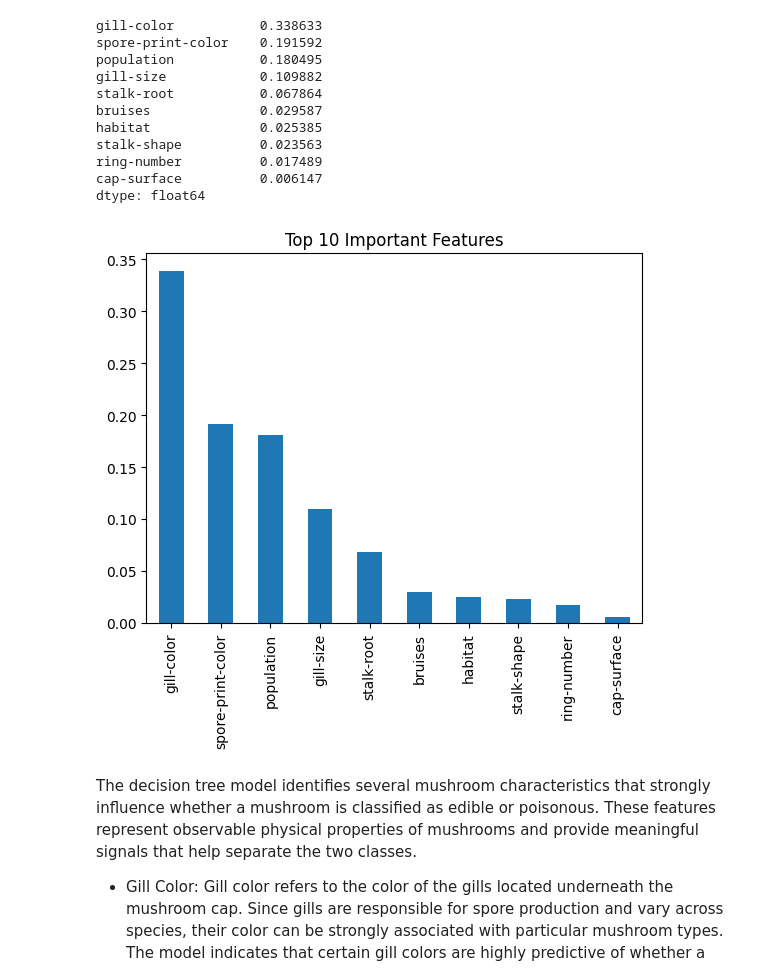
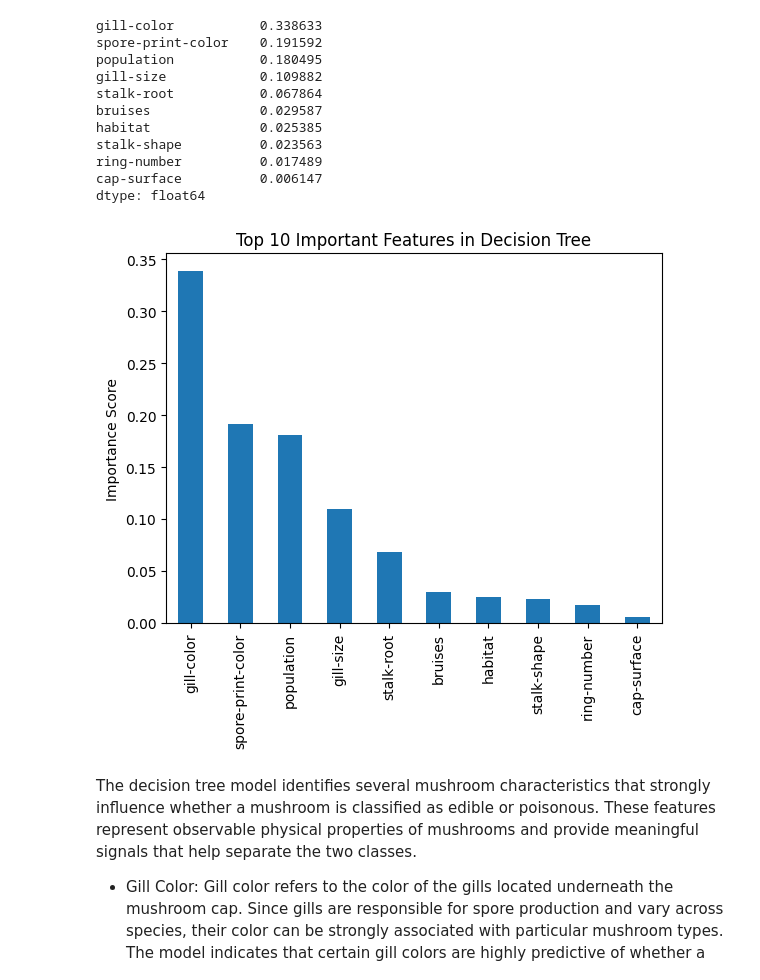
Before and after one commit to khushinanda29/mushroom-classification, a Jupyter notebook: notebooks/decision_tree.ipynb, the cells around one changed output. Cells and saved outputs as stored; diff of their text form; code cells hidden in the pictures.

Commit message:
Fixed Decision Tree F eatures visual and made small tweaks

```diff
--- a/notebooks/decision_tree.ipynb
+++ b/notebooks/decision_tree.ipynb
@@ -188,10 +190,11 @@ cap-surface          0.006147
 dtype: float64
 # %%
 feature_importance.head(10).plot(kind="bar")
-plt.title("Top 10 Important Features")
+plt.title("Top 10 Important Features in Decision Tree")
+plt.ylabel("Importance Score")
 plt.show()
 # %% [output]
-[figure, old version]
+[figure, new version]
 # %% [markdown]
 The decision tree model identifies several mushroom characteristics that strongly influence whether a mushroom is classified as edible or poisonous. These features represent observable physical properties of mushrooms and provide meaningful signals that help separate the two classes.
 
```
Also changed, not shown: parts of 2 cells of this notebook, 2 other files.
